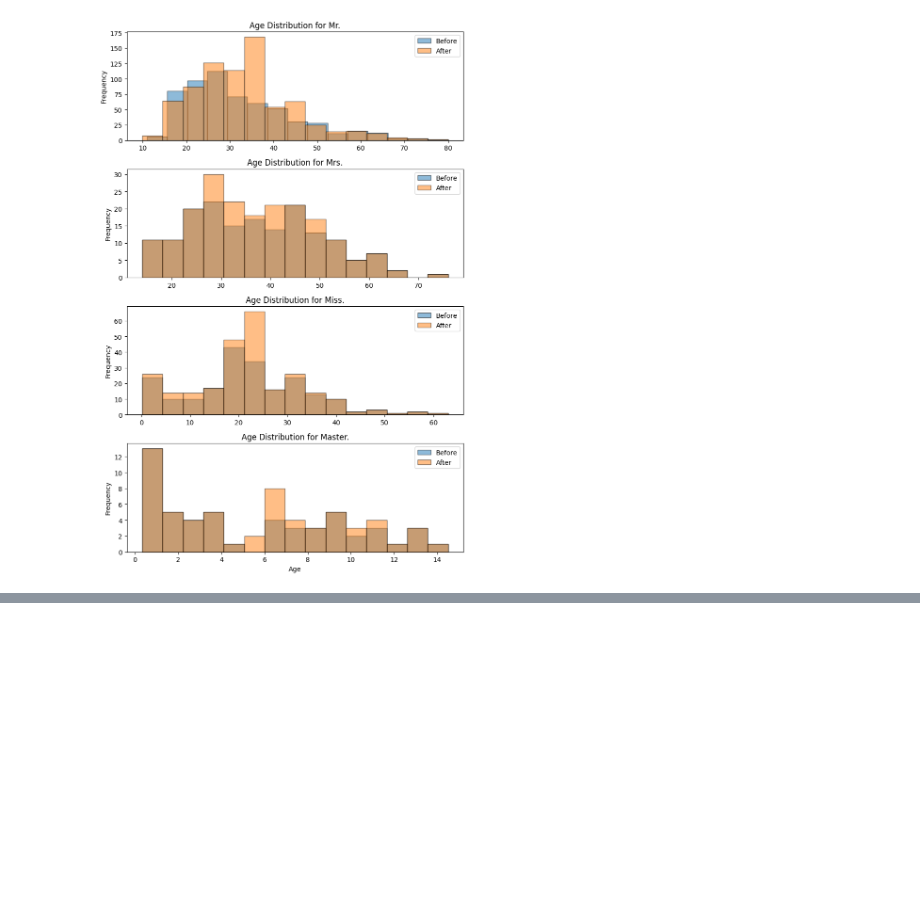
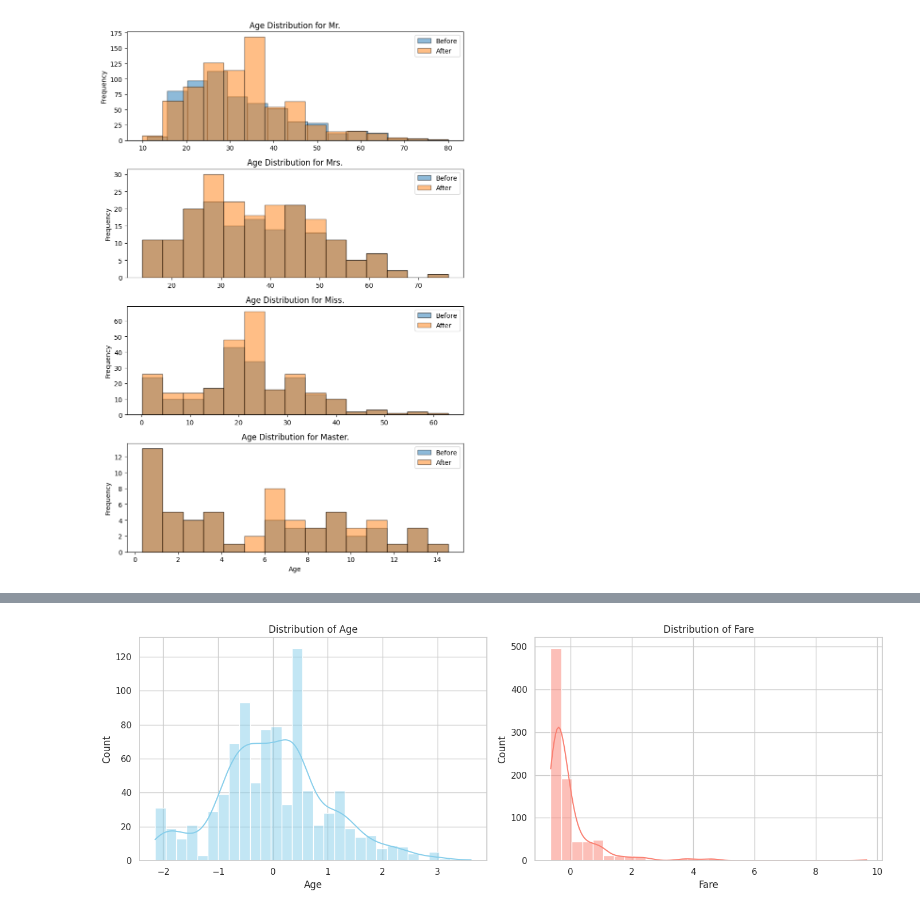
Before and after one commit to axandrei1234/titanic-challenge, a Jupyter notebook: src/test.ipynb, the cells around one changed output, grey strips where cells are left out. Cells and saved outputs as stored; diff of their text form; code cells hidden in the pictures; blank space fills up the shorter version.

```diff
--- a/src/test.ipynb
+++ b/src/test.ipynb
@@ -406,0 +409,11 @@ plt.show()
+# %%
+from sklearn.preprocessing import StandardScaler
+
+
+scaler = StandardScaler()
+
+X_train["Fare"] = scaler.fit_transform(X_train[["Fare"]])
+X_test["Fare"] = scaler.transform(X_test[["Fare"]])
+
+X_train["Age"] = scaler.fit_transform(X_train[["Age"]])
+X_test["Age"] = scaler.transform(X_test[["Age"]])
@@ -406,0 +441,18 @@ plt.show()
+# %%
+sns.set(style="whitegrid")
+
+# Create a figure with 2 subplots
+fig, axes = plt.subplots(1, 2, figsize=(14, 5))
+
+# Distribution of Age
+sns.histplot(X_train["Age"], bins=30, kde=True, ax=axes[0], color='skyblue')
+axes[0].set_title("Distribution of Age")
+
+# Distribution of Fare
+sns.histplot(X_train["Fare"], bins=30, kde=True, ax=axes[1], color='salmon')
+axes[1].set_title("Distribution of Fare")
+
+plt.tight_layout()
+plt.show()
+# %% [output]
+[figure, added]
```
Also changed, not shown: parts of 13 cells of this notebook.
